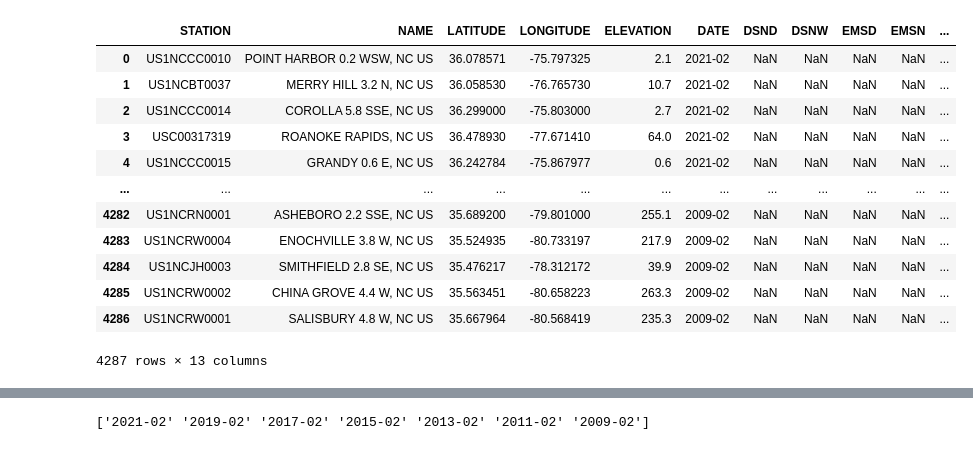
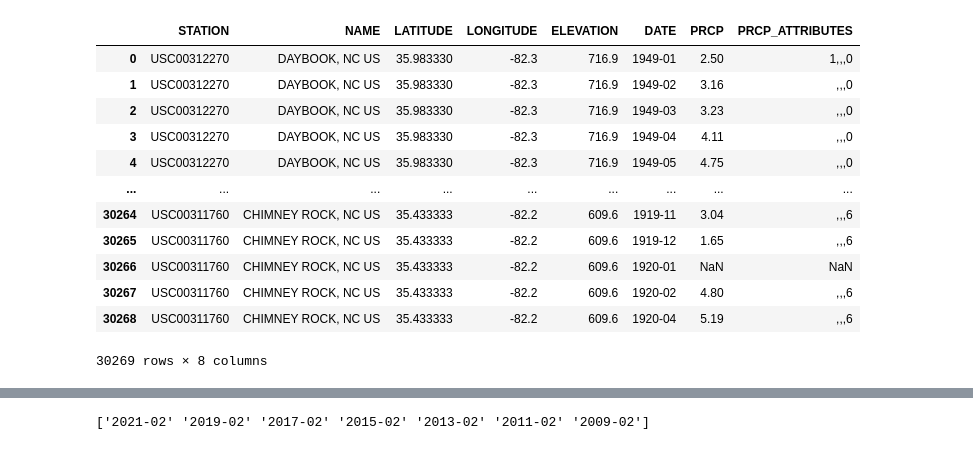
Before and after one commit to 1der4k/Data_Analysis_Project_1, a Jupyter notebook: NC_Precipitation.ipynb, the cells around one changed output, grey strips where cells are left out. Drawn from its saved outputs; the diff is of its cells as text; code cells hidden in the pictures.

Commit message:
read two raw weather data csv files into notebook, created dfs out of csv files, and merged dfs into single raw weather data df

```diff
--- a/NC_Precipitation.ipynb
+++ b/NC_Precipitation.ipynb
@@ -6,26 +6,28 @@ import scipy.stats as sts
 # %%
 # Read in csv file
 
-csv = "Combined_Weather_Data-Copy1.csv"
+csv1 = "1900_thru_1950.csv"
+csv2 = "1951_thru_2021.csv"
 
-data = pd.read_csv(csv)
+data1 = pd.read_csv(csv1)
+data2 = pd.read_csv(csv2)
 # %%
-# Create dataframe of raw precipitation data
+# Create dataframes of raw precipitation data
 
-raw_prec_df = pd.DataFrame(data)
+data1_df = pd.DataFrame(data1)
 
-raw_prec_df
+data1_df
 # %% [output]
-|  | STATION | NAME | LATITUDE | LONGITUDE | ELEVATION | DATE | DSND | DSNW | EMSD | EMSN | ... |
-| 0 | US1NCCC0010 | POINT HARBOR 0.2 WSW, NC US | 36.078571 | -75.797325 | 2.1 | 2021-02 | NaN | NaN | NaN | NaN | ... |
-| 1 | US1NCBT0037 | MERRY HILL 3.2 N, NC US | 36.058530 | -76.765730 | 10.7 | 2021-02 | NaN | NaN | NaN | NaN | ... |
-| 2 | US1NCCC0014 | COROLLA 5.8 SSE, NC US | 36.299000 | -75.803000 | 2.7 | 2021-02 | NaN | NaN | NaN | NaN | ... |
-| 3 | USC00317319 | ROANOKE RAPIDS, NC US | 36.478930 | -77.671410 | 64.0 | 2021-02 | NaN | NaN | NaN | NaN | ... |
-| 4 | US1NCCC0015 | GRANDY 0.6 E, NC US | 36.242784 | -75.867977 | 0.6 | 2021-02 | NaN | NaN | NaN | NaN | ... |
-| ... | ... | ... | ... | ... | ... | ... | ... | ... | ... | ... | ... |
-| 4282 | US1NCRN0001 | ASHEBORO 2.2 SSE, NC US | 35.689200 | -79.801000 | 255.1 | 2009-02 | NaN | NaN | NaN | NaN | ... |
-| 4283 | US1NCRW0004 | ENOCHVILLE 3.8 W, NC US | 35.524935 | -80.733197 | 217.9 | 2009-02 | NaN | NaN | NaN | NaN | ... |
-| 4284 | US1NCJH0003 | SMITHFIELD 2.8 SE, NC US | 35.476217 | -78.312172 | 39.9 | 2009-02 | NaN | NaN | NaN | NaN | ... |
-| 4285 | US1NCRW0002 | CHINA GROVE 4.4 W, NC US | 35.563451 | -80.658223 | 263.3 | 2009-02 | NaN | NaN | NaN | NaN | ... |
-| 4286 | US1NCRW0001 | SALISBURY 4.8 W, NC US | 35.667964 | -80.568419 | 235.3 | 2009-02 | NaN | NaN | NaN | NaN | ... |
+|  | STATION | NAME | LATITUDE | LONGITUDE | ELEVATION | DATE | PRCP | PRCP_ATTRIBUTES |
+| 0 | USC00312270 | DAYBOOK, NC US | 35.983330 | -82.3 | 716.9 | 1949-01 | 2.50 | 1,,,0 |
+| 1 | USC00312270 | DAYBOOK, NC US | 35.983330 | -82.3 | 716.9 | 1949-02 | 3.16 | ,,,0 |
+| 2 | USC00312270 | DAYBOOK, NC US | 35.983330 | -82.3 | 716.9 | 1949-03 | 3.23 | ,,,0 |
+| 3 | USC00312270 | DAYBOOK, NC US | 35.983330 | -82.3 | 716.9 | 1949-04 | 4.11 | ,,,0 |
+| 4 | USC00312270 | DAYBOOK, NC US | 35.983330 | -82.3 | 716.9 | 1949-05 | 4.75 | ,,,0 |
+| ... | ... | ... | ... | ... | ... | ... | ... | ... |
+| 30264 | USC00311760 | CHIMNEY ROCK, NC US | 35.433333 | -82.2 | 609.6 | 1919-11 | 3.04 | ,,,6 |
+| 30265 | USC00311760 | CHIMNEY ROCK, NC US | 35.433333 | -82.2 | 609.6 | 1919-12 | 1.65 | ,,,6 |
+| 30266 | USC00311760 | CHIMNEY ROCK, NC US | 35.433333 | -82.2 | 609.6 | 1920-01 | NaN | NaN |
+| 30267 | USC00311760 | CHIMNEY ROCK, NC US | 35.433333 | -82.2 | 609.6 | 1920-02 | 4.80 | ,,,6 |
+| 30268 | USC00311760 | CHIMNEY ROCK, NC US | 35.433333 | -82.2 | 609.6 | 1920-04 | 5.19 | ,,,6 |
-4287 rows × 13 columns
+30269 rows × 8 columns
```
Also changed, not shown: parts of 3 cells of this notebook.
